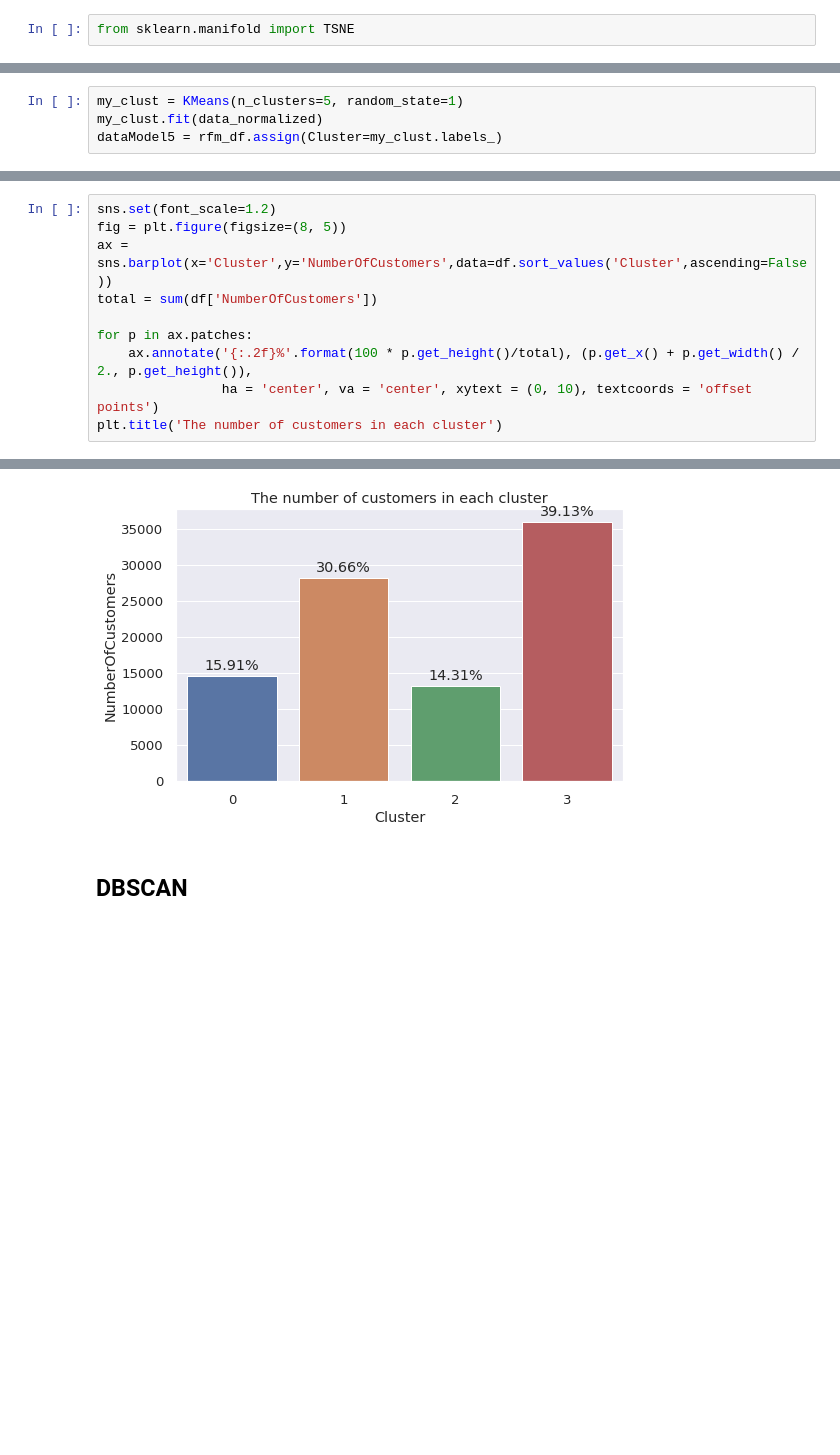
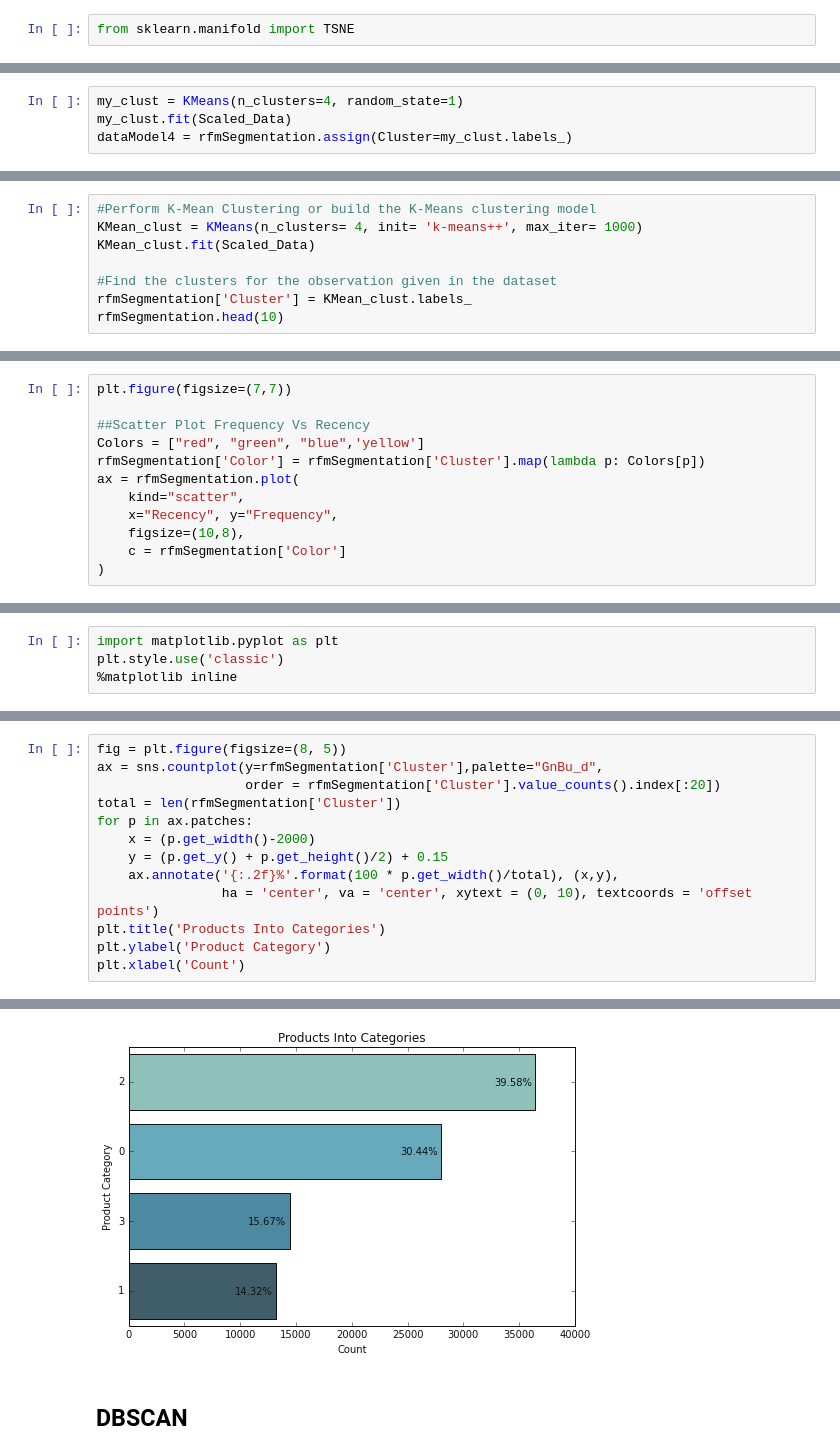
Before and after one commit to Azimoj/Brazilian-E-Commerce, a Jupyter notebook: POLIST_02_notebookessais.ipynb, the cells around one changed output, grey strips where cells are left out. Cells and saved outputs as stored; diff of their text form; blank space fills up the shorter version.

```diff
--- a/POLIST_02_notebookessais.ipynb
+++ b/POLIST_02_notebookessais.ipynb
@@ -558,6 +571,6 @@ X_tsne= tsne_model.fit_transform(data_normalized)
 # %%
-my_clust = KMeans(n_clusters=5, random_state=1)
-my_clust.fit(data_normalized)
-dataModel5 = rfm_df.assign(Cluster=my_clust.labels_)
+my_clust = KMeans(n_clusters=4, random_state=1)
+my_clust.fit(Scaled_Data)
+dataModel4 = rfmSegmentation.assign(Cluster=my_clust.labels_)
 # %%
 sns.set(font_scale=1.4)
@@ -596,0 +584,8 @@ df=pd.DataFrame({'Cluster':dataModel4['Cluster'].value_counts().index,'NumberOfC
+# %%
+#Perform K-Mean Clustering or build the K-Means clustering model
+KMean_clust = KMeans(n_clusters= 4, init= 'k-means++', max_iter= 1000)
+KMean_clust.fit(Scaled_Data)
+
+#Find the clusters for the observation given in the dataset
+rfmSegmentation['Cluster'] = KMean_clust.labels_
+rfmSegmentation.head(10)
@@ -596,0 +621,12 @@ df=pd.DataFrame({'Cluster':dataModel4['Cluster'].value_counts().index,'NumberOfC
+# %%
+plt.figure(figsize=(7,7))
+
+##Scatter Plot Frequency Vs Recency
+Colors = ["red", "green", "blue",'yellow']
+rfmSegmentation['Color'] = rfmSegmentation['Cluster'].map(lambda p: Colors[p])
+ax = rfmSegmentation.plot(
+    kind="scatter",
+    x="Recency", y="Frequency",
+    figsize=(10,8),
+    c = rfmSegmentation['Color']
+)
@@ -596,0 +636,4 @@ df=pd.DataFrame({'Cluster':dataModel4['Cluster'].value_counts().index,'NumberOfC
+# %%
+import matplotlib.pyplot as plt
+plt.style.use('classic')
+%matplotlib inline
@@ -597,11 +663,14 @@ df=pd.DataFrame({'Cluster':dataModel4['Cluster'].value_counts().index,'NumberOfC
 # %%
-sns.set(font_scale=1.2)
 fig = plt.figure(figsize=(8, 5))
-ax = sns.barplot(x='Cluster',y='NumberOfCustomers',data=df.sort_values('Cluster',ascending=False))
-total = sum(df['NumberOfCustomers'])
-
+ax = sns.countplot(y=rfmSegmentation['Cluster'],palette="GnBu_d",
+                   order = rfmSegmentation['Cluster'].value_counts().index[:20])
+total = len(rfmSegmentation['Cluster'])
 for p in ax.patches:
-    ax.annotate('{:.2f}%'.format(100 * p.get_height()/total), (p.get_x() + p.get_width() / 2., p.get_height()),
+    x = (p.get_width()-2000)
+    y = (p.get_y() + p.get_height()/2) + 0.15
+    ax.annotate('{:.2f}%'.format(100 * p.get_width()/total), (x,y),
                 ha = 'center', va = 'center', xytext = (0, 10), textcoords = 'offset points')
-plt.title('The number of customers in each cluster')
+plt.title('Products Into Categories')
+plt.ylabel('Product Category')
+plt.xlabel('Count')
 # %% [output]
@@ -609,4 +678,4 @@ Text(0.5, 1.0, 'The number of customers in each cluster')
-[figure, old version]
+[figure, new version]
 # %% [markdown]
 ## **DBSCAN**
 # %%
```
Also changed, not shown: parts of 101 cells of this notebook.
